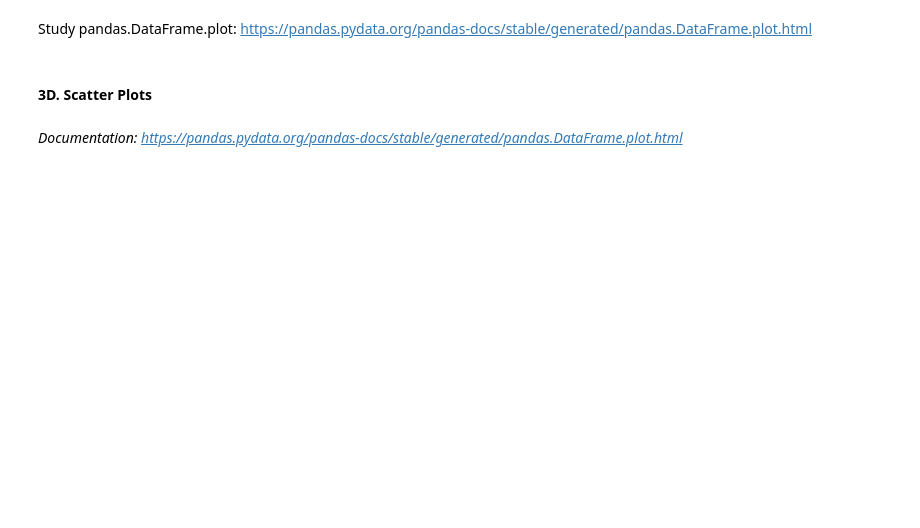
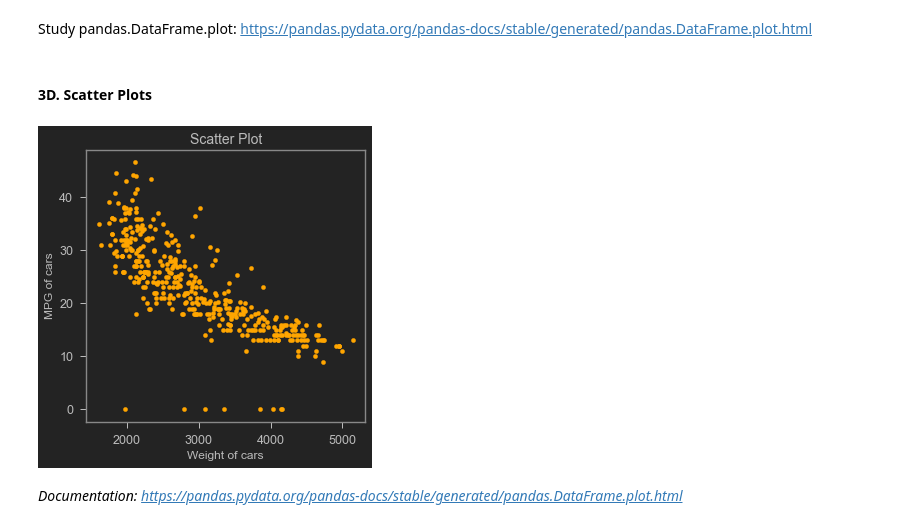
Before and after one commit to GouthamKumar-R/ML, a Jupyter notebook: D20 - IML/Class exercises/IML - S4 - Data Exploration & Data Manipulation .ipynb, the cells around one changed output. Cells and saved outputs as stored; diff of their text form; code cells hidden in the pictures; blank space fills up the shorter version.

```diff
--- a/D20 - IML/Class exercises/IML - S4 - Data Exploration & Data Manipulation .ipynb
+++ b/D20 - IML/Class exercises/IML - S4 - Data Exploration & Data Manipulation .ipynb
@@ -428,2 +459,16 @@ Study pandas.DataFrame.plot: https://pandas.pydata.org/pandas-docs/stable/genera
+# %%
+#Scatter plot
+cars.plot(kind = "scatter",
+          x ="Weight",
+          y = "MPG",
+          color = "Orange",
+          figsize = (5,5))
+plt.xlabel("Weight of cars", fontsize = 12)
+plt.ylabel("MPG of cars",fontsize = 12)
+plt.title("Scatter Plot", fontsize= 14)
+
+plt.show()
+# %% [output]
+[figure, added]
 # %% [markdown]
 *Documentation: https://pandas.pydata.org/pandas-docs/stable/generated/pandas.DataFrame.plot.html*
```
Also changed, not shown: parts of 17 cells of this notebook.
